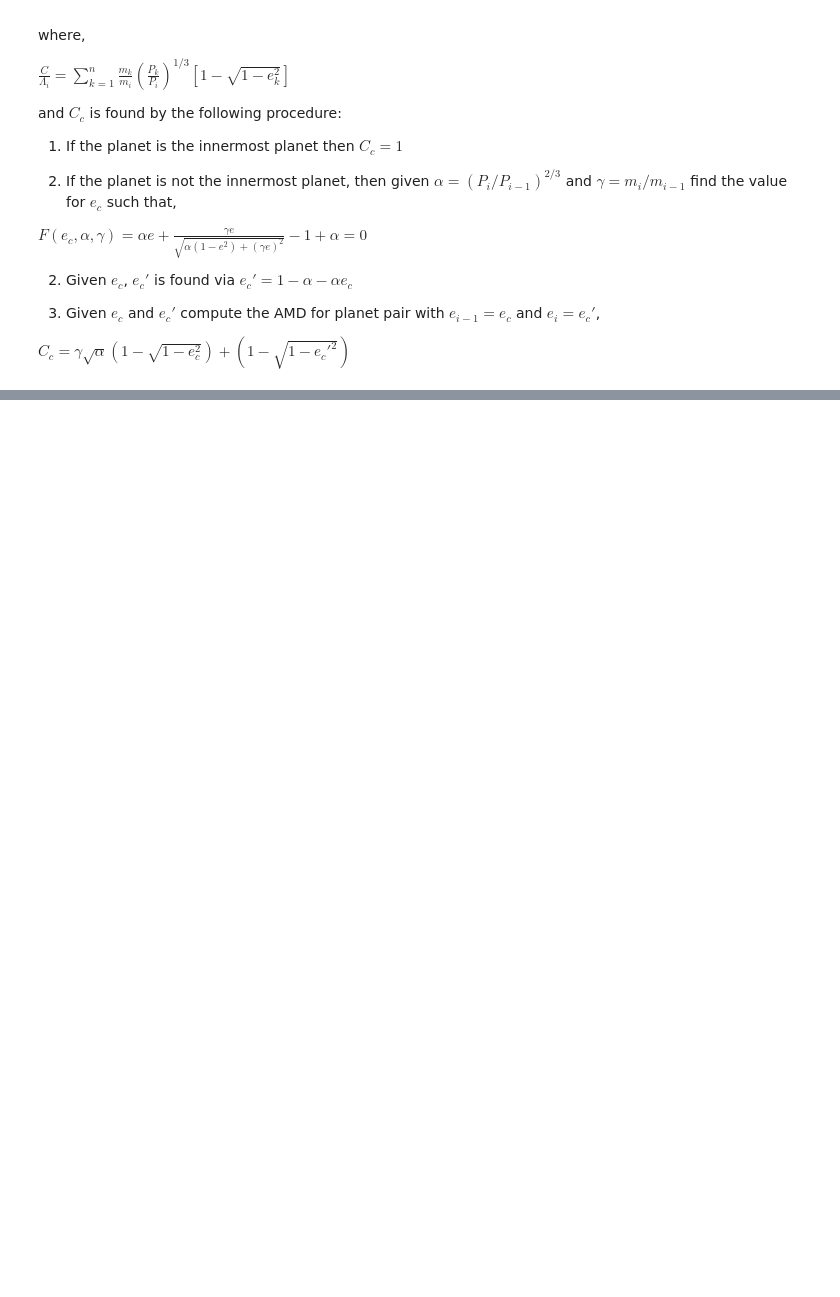
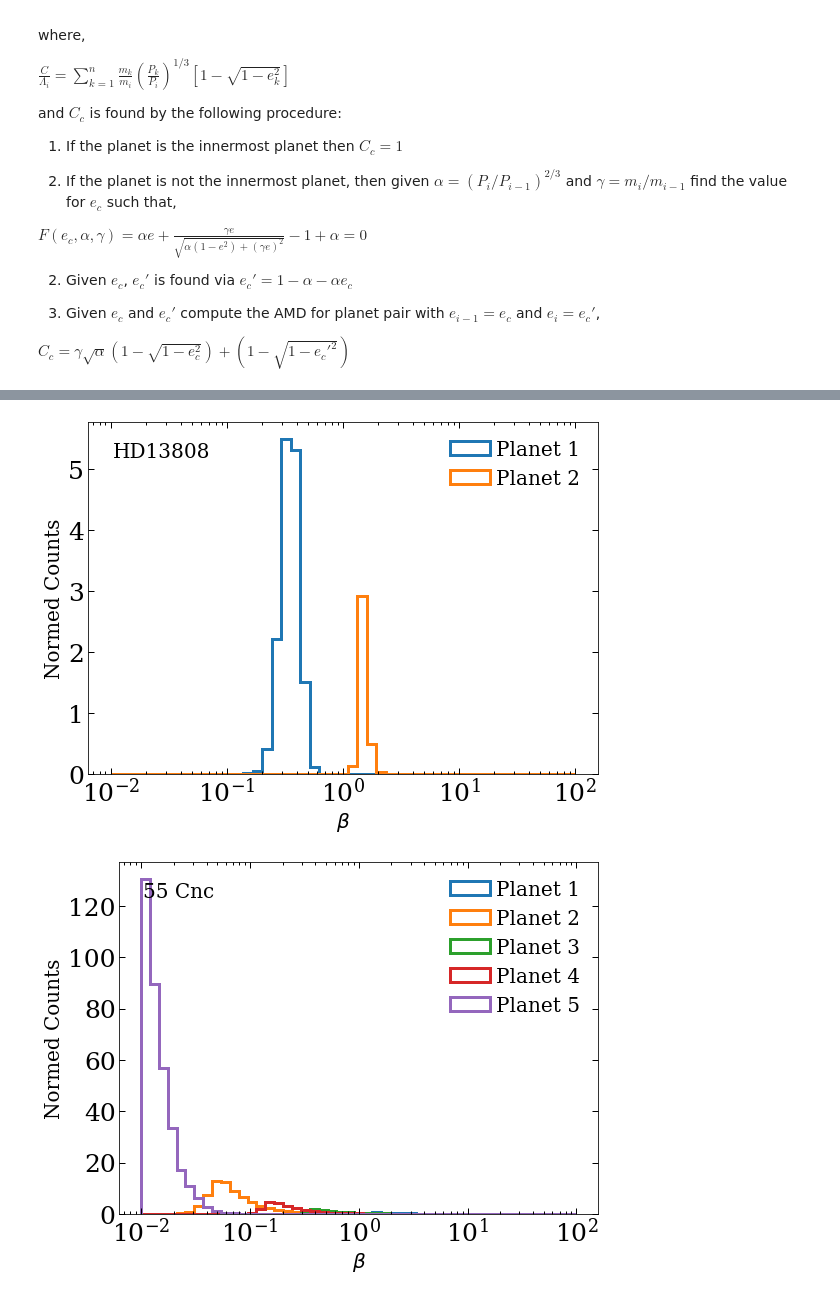
Before and after one commit to adamdempsey90/AMD-Stability, a Jupyter notebook: AMD-Stability.ipynb, the cells around one changed output, grey strips where cells are left out. Saved outputs shown, nothing was run; the diff lists cells and outputs as text; code cells hidden in the pictures; blank space fills up the shorter version.

```diff
--- a/AMD-Stability.ipynb
+++ b/AMD-Stability.ipynb
@@ -199,0 +377,7 @@ planet 5 beta 0.8405508753449978
+# %%
+for sys,name in systems:
+    fig,ax=beta_distributions(sys,bins=np.logspace(-2,2,50),log=True,nsamples=10000)
+    ax.text(.05,.9,name,transform=ax.transAxes,fontsize=20)
+# %% [output]
+[figure, added]
+[figure, added]
```
Also changed, not shown: parts of 8 cells of this notebook.
